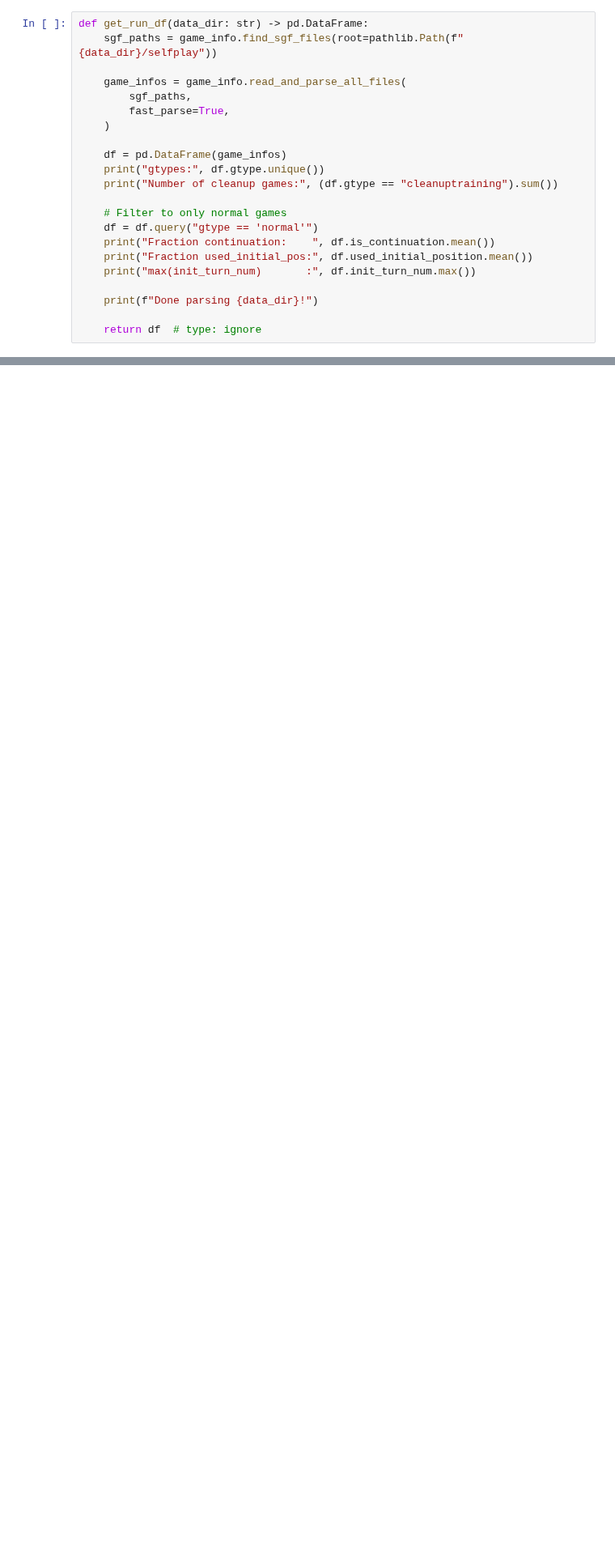
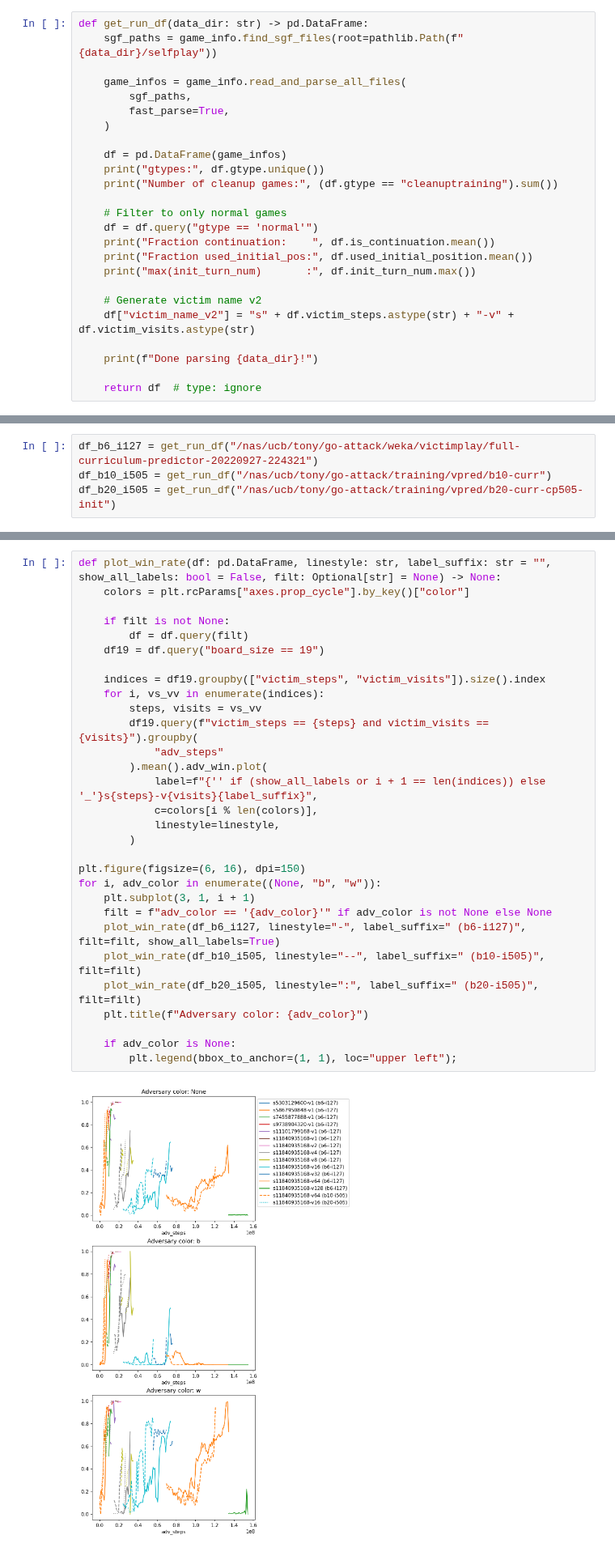
Before and after one commit to AlignmentResearch/KataGoVisualizer, a Jupyter notebook: notebooks/notebooks/run-compare.ipynb, the cells around one changed output, grey strips where cells are left out. Shown at 81% size. Drawn from its saved outputs; the diff is of its cells as text; blank space fills up the shorter version.

```diff
--- a/notebooks/notebooks/run-compare.ipynb
+++ b/notebooks/notebooks/run-compare.ipynb
@@ -33,6 +34,9 @@ def get_run_df(data_dir: str) -> pd.DataFrame:
     print("Fraction used_initial_pos:", df.used_initial_position.mean())
     print("max(init_turn_num)       :", df.init_turn_num.max())
 
+    # Generate victim name v2
+    df["victim_name_v2"] = "s" + df.victim_steps.astype(str) + "-v" + df.victim_visits.astype(str)
+
     print(f"Done parsing {data_dir}!")
 
     return df  # type: ignore
@@ -69,0 +43,4 @@ Done parsing /nas/ucb/tony/go-attack/training/emcts1.1/cp127-vis32!
+# %%
+df_b6_i127 = get_run_df("/nas/ucb/tony/go-attack/weka/victimplay/full-curriculum-predictor-20220927-224321")
+df_b10_i505 = get_run_df("/nas/ucb/tony/go-attack/training/vpred/b10-curr")
+df_b20_i505 = get_run_df("/nas/ucb/tony/go-attack/training/vpred/b20-curr-cp505-init")
@@ -99,0 +68,32 @@ for i, adv_color in enumerate(("b", "w")):
+# %%
+def plot_win_rate(df: pd.DataFrame, linestyle: str, label_suffix: str = "", show_all_labels: bool = False, filt: Optional[str] = None) -> None:
+    colors = plt.rcParams["axes.prop_cycle"].by_key()["color"]
+
+    if filt is not None:
+        df = df.query(filt)
+    df19 = df.query("board_size == 19")
+
+    indices = df19.groupby(["victim_steps", "victim_visits"]).size().index
+    for i, vs_vv in enumerate(indices):
+        steps, visits = vs_vv
+        df19.query(f"victim_steps == {steps} and victim_visits == {visits}").groupby(
+            "adv_steps"
+        ).mean().adv_win.plot(
+            label=f"{'' if (show_all_labels or i + 1 == len(indices)) else '_'}s{steps}-v{visits}{label_suffix}",
+            c=colors[i % len(colors)],
+            linestyle=linestyle,
+        )
+
+plt.figure(figsize=(6, 16), dpi=150)
+for i, adv_color in enumerate((None, "b", "w")):
+    plt.subplot(3, 1, i + 1)
+    filt = f"adv_color == '{adv_color}'" if adv_color is not None else None
+    plot_win_rate(df_b6_i127, linestyle="-", label_suffix=" (b6-i127)", filt=filt, show_all_labels=True)
+    plot_win_rate(df_b10_i505, linestyle="--", label_suffix=" (b10-i505)", filt=filt)
+    plot_win_rate(df_b20_i505, linestyle=":", label_suffix=" (b20-i505)", filt=filt)
+    plt.title(f"Adversary color: {adv_color}")
+
+    if adv_color is None:
+        plt.legend(bbox_to_anchor=(1, 1), loc="upper left");
+# %% [output]
+[figure, added]
```
Also changed, not shown: parts of 5 cells of this notebook.
